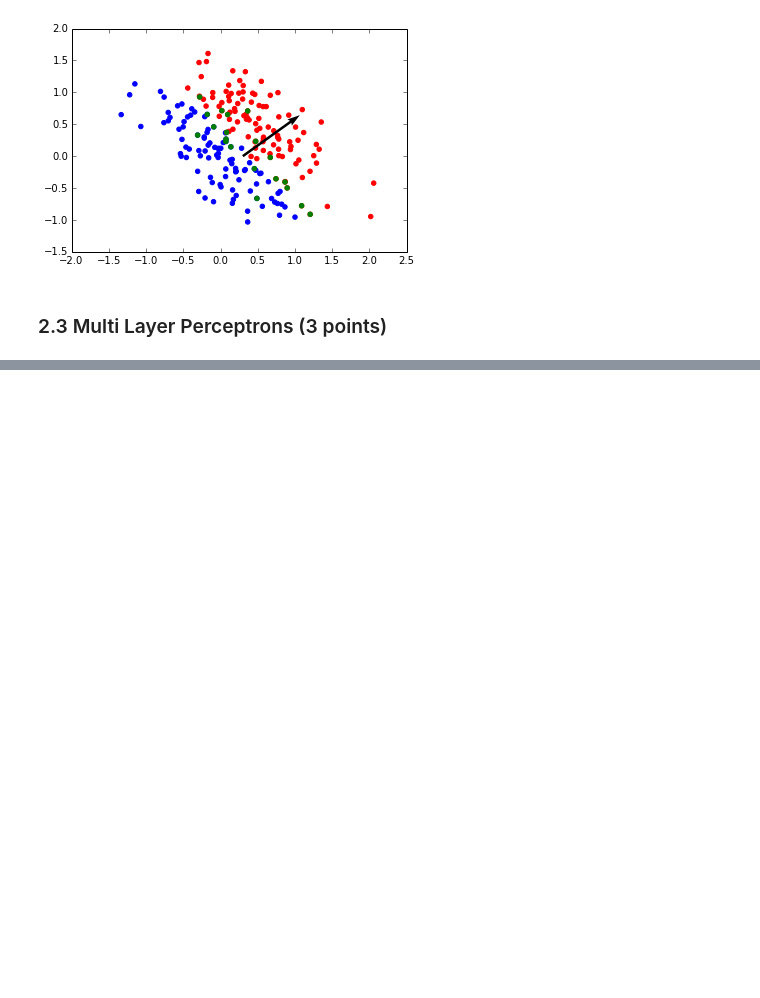
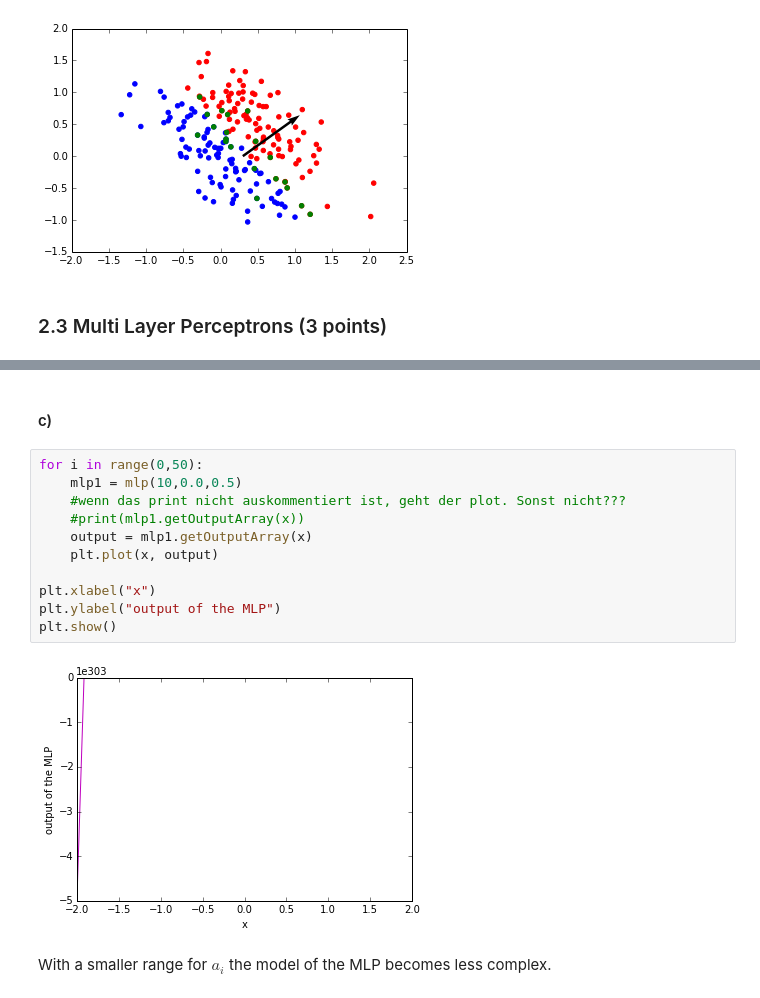
Before and after one commit to JensMeiners/MI1, a Jupyter notebook: Ex02/Ex02.ipynb, the cells around one changed output, grey strips where cells are left out. Saved outputs shown, nothing was run; the diff lists cells and outputs as text; blank space fills up the shorter version.

```diff
--- a/Ex02/Ex02.ipynb
+++ b/Ex02/Ex02.ipynb
@@ -204,0 +245,17 @@ ax.quiver(X,Y,U,V,angles='xy',scale_units='xy',scale=1)
+# %% [markdown]
+#### c)
+# %%
+for i in range(0,50):
+    mlp1 = mlp(10,0.0,0.5)
+    #wenn das print nicht auskommentiert ist, geht der plot. Sonst nicht???
+    #print(mlp1.getOutputArray(x))
+    output = mlp1.getOutputArray(x)
+    plt.plot(x, output)
+
+plt.xlabel("x")
+plt.ylabel("output of the MLP")
+plt.show()
+# %% [output]
+[figure, added]
+# %% [markdown]
+With a smaller range for $a_i$ the model of the MLP becomes less complex.
```
Also changed, not shown: parts of 5 cells of this notebook.
